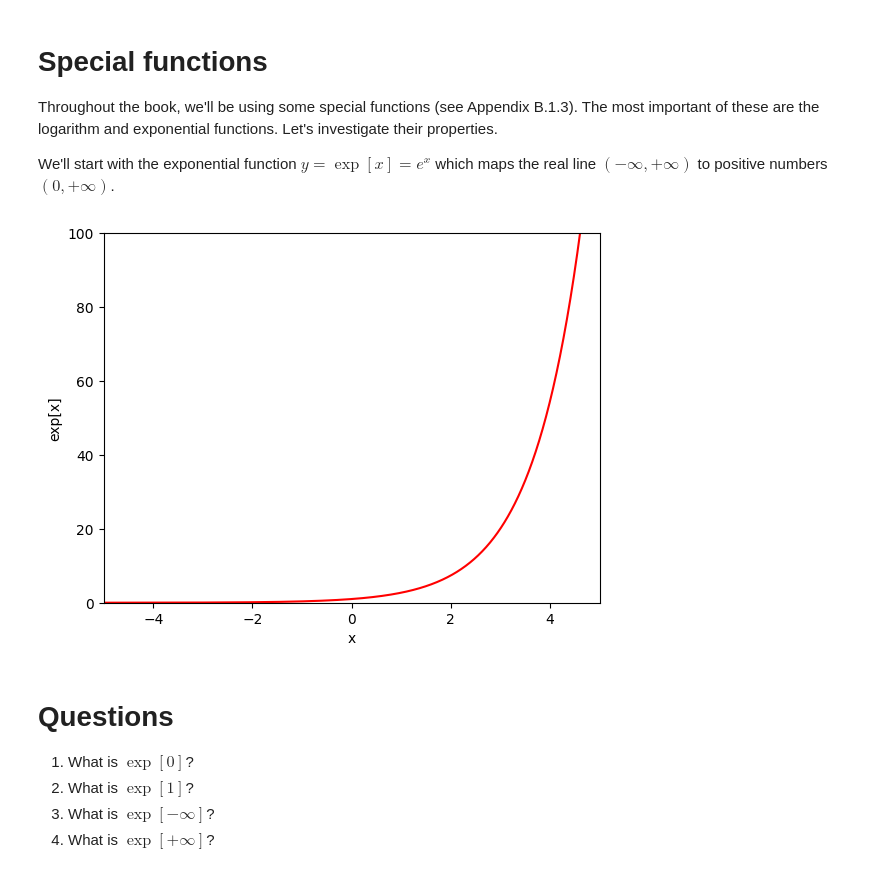
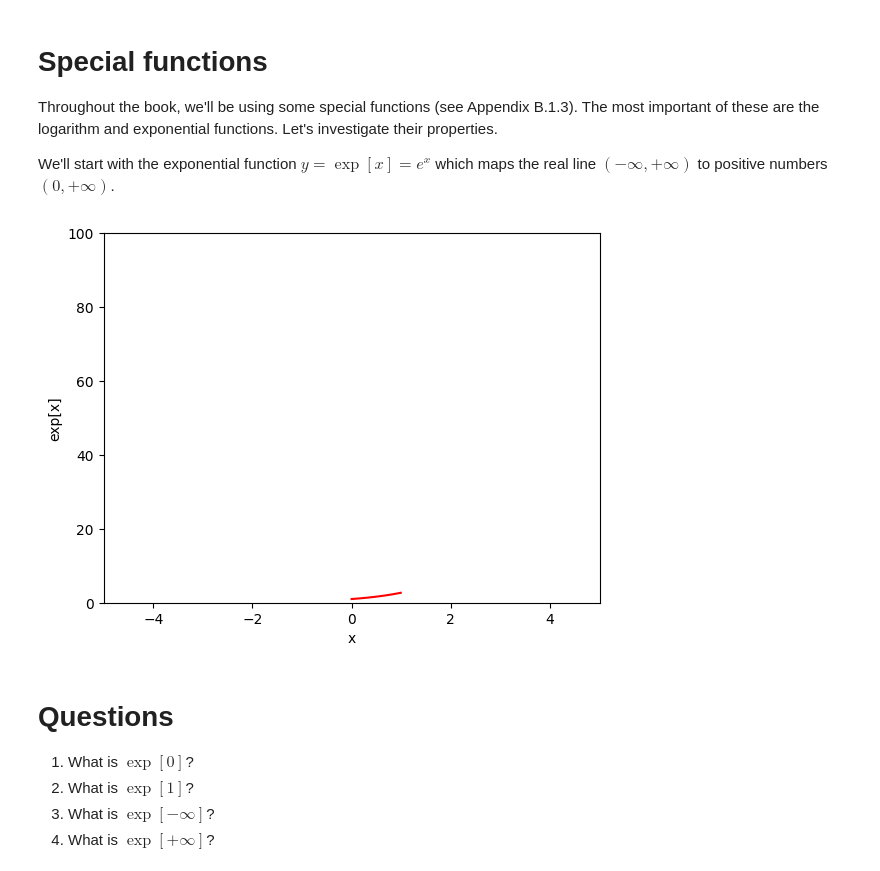
Before and after one commit to rknc0501/udlbook, a Jupyter notebook: Notebooks/Chap01/1_1_BackgroundMathematics.ipynb, the cells around one changed output. Drawn from its saved outputs; the diff is of its cells as text; code cells hidden in the pictures.

```diff
--- a/Notebooks/Chap01/1_1_BackgroundMathematics.ipynb
+++ b/Notebooks/Chap01/1_1_BackgroundMathematics.ipynb
@@ -182,18 +182,18 @@ We'll start with the exponential function $y=\exp[x]=e^x$ which maps the real li
 # %%
 # Draw the exponential function
 
 # Define an array of x values from -5 to 5 with increments of 0.01
-x = np.arange(-5.0,5.0, 0.01)
+x = np.arange(0,1.0, 0.01)
 y = np.exp(x) ;
 
 # Plot this function
 fig, ax = plt.subplots()
 ax.plot(x,y,'r-')
 ax.set_ylim([0,100]);ax.set_xlim([-5,5])
 ax.set_xlabel('x'); ax.set_ylabel('exp[x]')
 plt.show()
 # %% [output]
-[figure, old version]
+[figure, new version]
 # %% [markdown]
 # Questions
 
```
Also changed, not shown: parts of 1 cell of this notebook.
